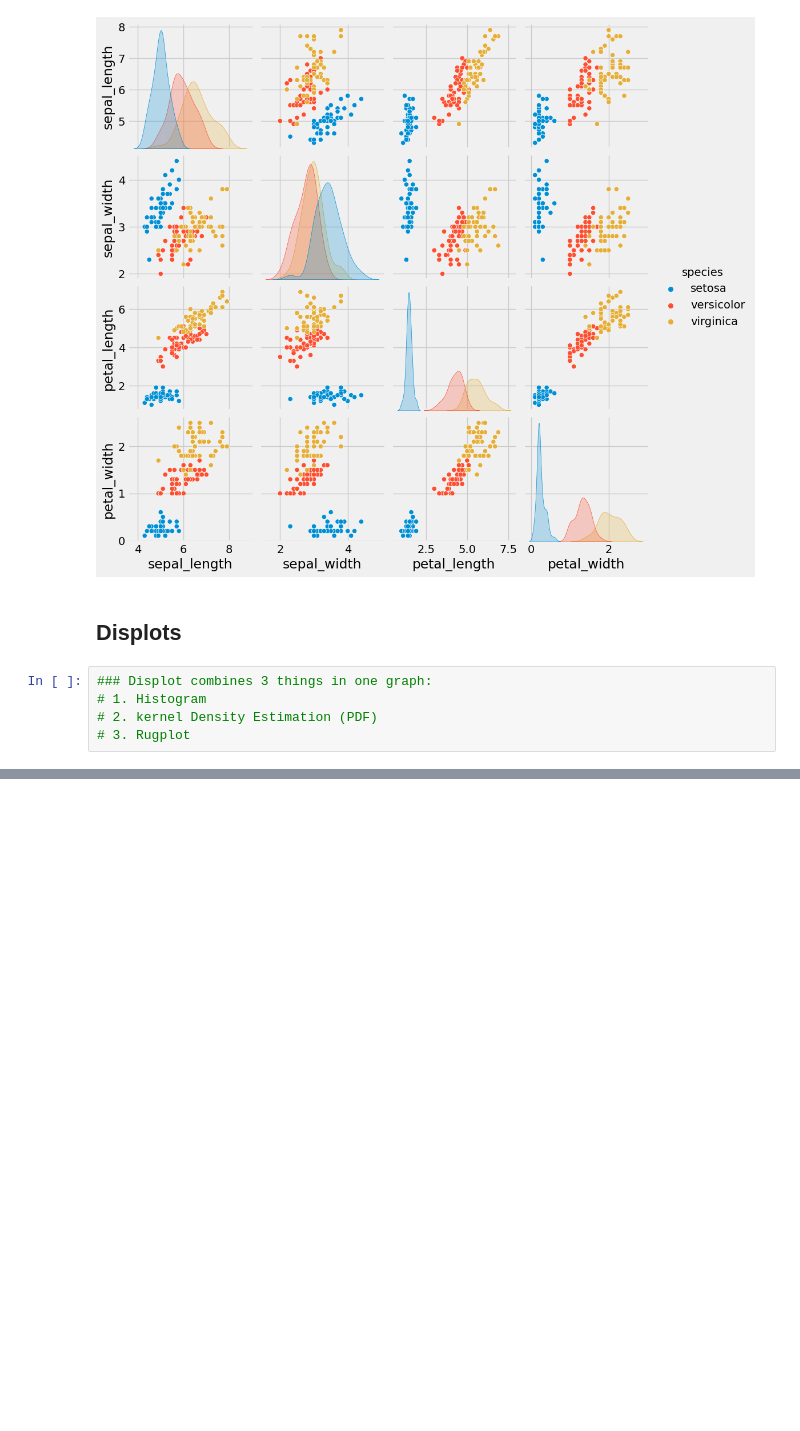
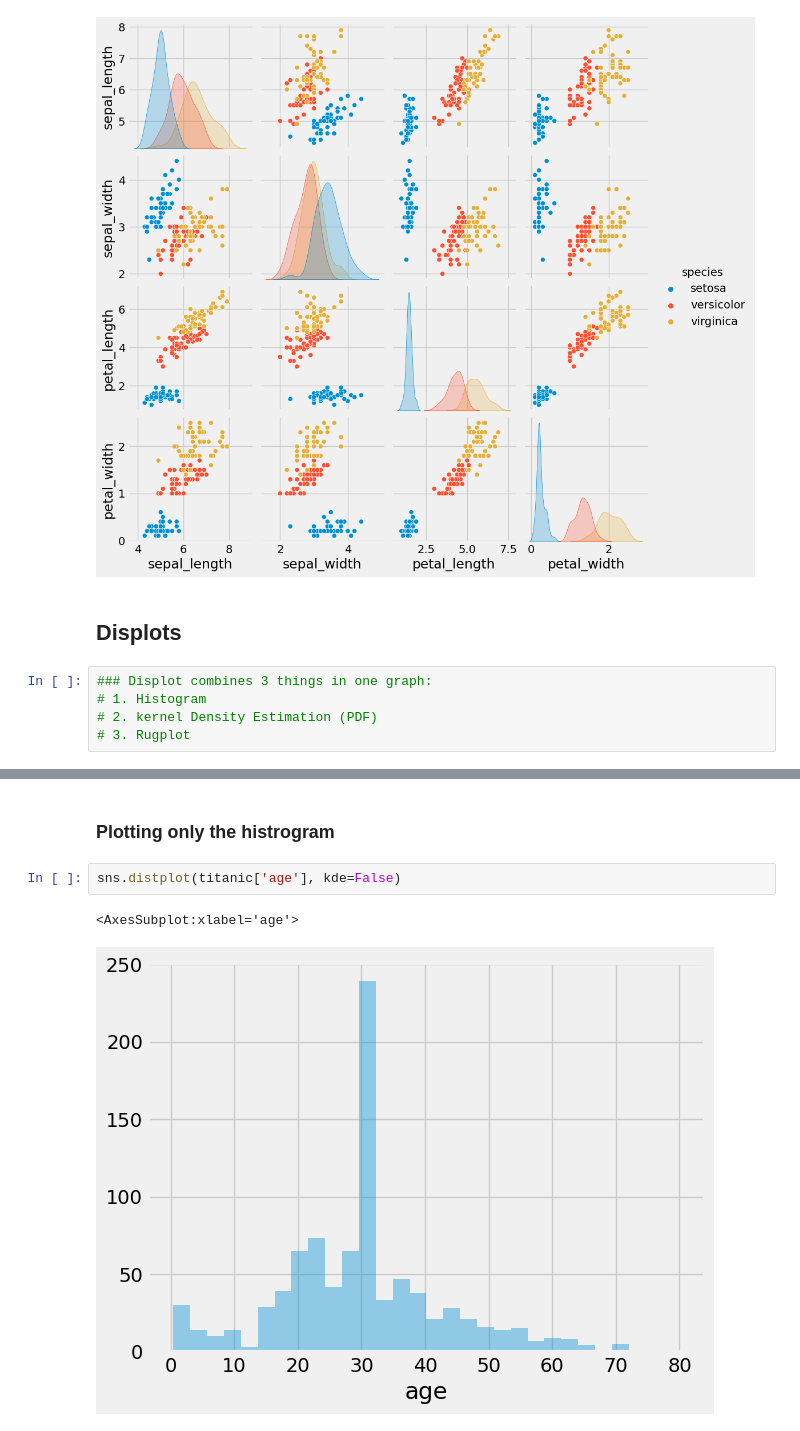
Before and after one commit to Uqbaahmad/Machinelearning_pt1, a Jupyter notebook: Seaborn/seaborn.ipynb, the cells around one changed output, grey strips where cells are left out. Saved outputs shown, nothing was run; the diff lists cells and outputs as text; blank space fills up the shorter version.

```diff
--- a/Seaborn/seaborn.ipynb
+++ b/Seaborn/seaborn.ipynb
@@ -325,0 +345,7 @@ sns.pairplot(iris, hue='species')
+# %% [markdown]
+### Plotting only the histrogram
+# %%
+sns.distplot(titanic['age'], kde=False)
+# %% [output]
+<AxesSubplot:xlabel='age'>
+[figure, added]
```
Also changed, not shown: parts of 14 cells of this notebook.
